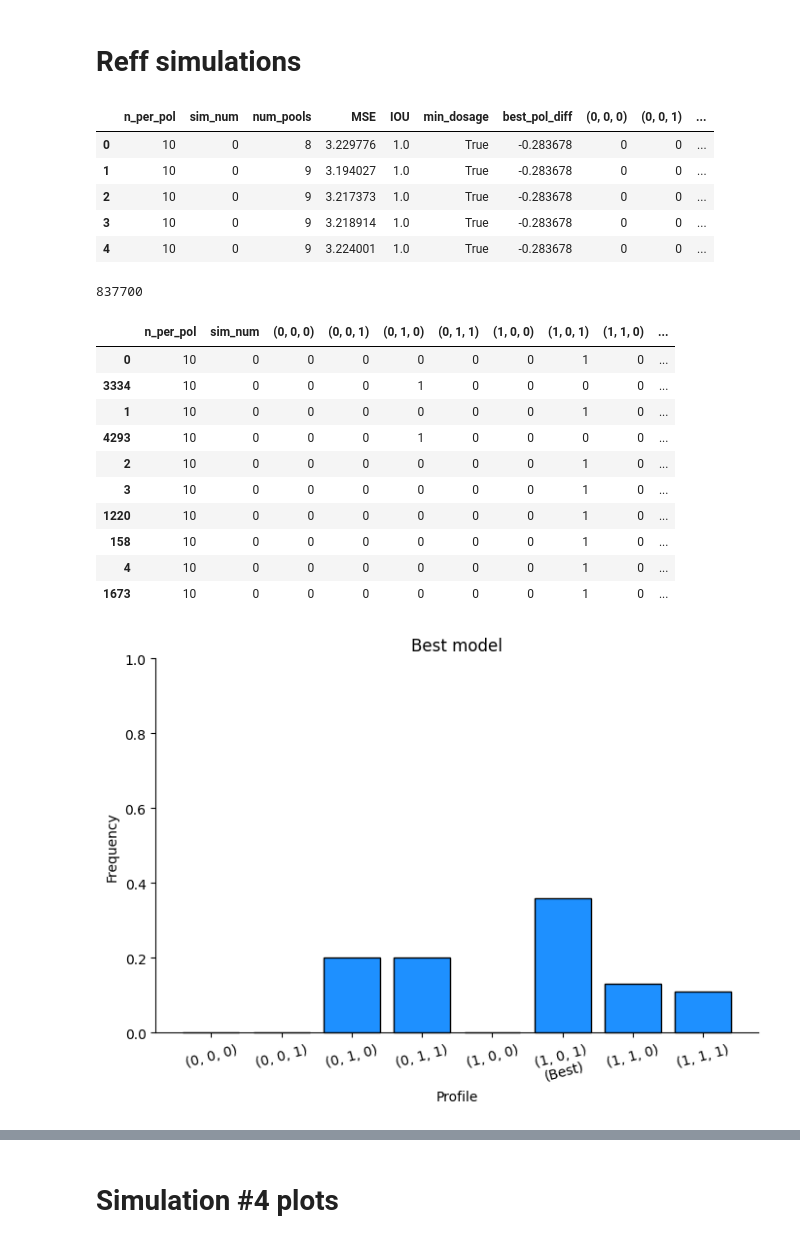
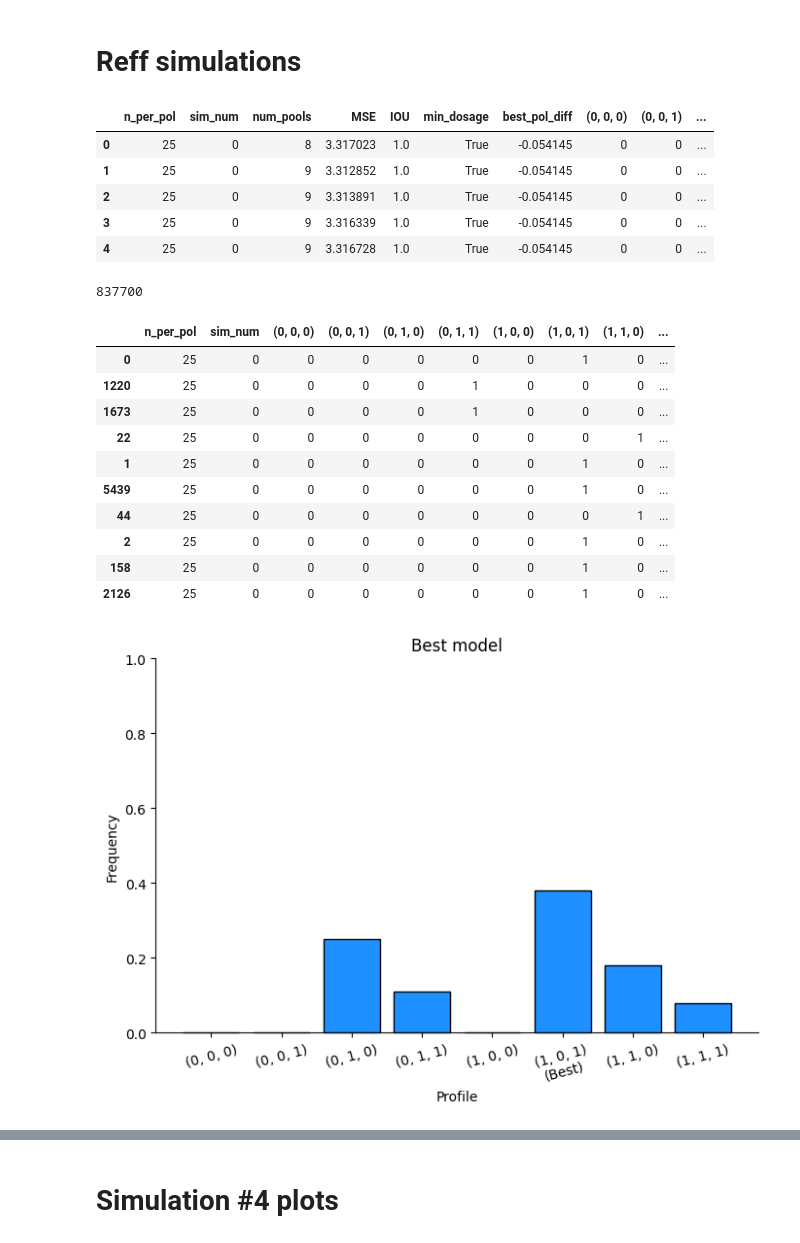
Before and after one commit to AparaV/rashomon-partition-sets, a Jupyter notebook: Code/analyze_results.ipynb, the cells around one changed output, grey strips where cells are left out. Cells and saved outputs as stored; diff of their text form; code cells hidden in the pictures.

```diff
--- a/Code/analyze_results.ipynb
+++ b/Code/analyze_results.ipynb
@@ -757,19 +757,19 @@ plt.show()
 # Reff simulations
 # %%
 # fname_csv = "../Results/reff_simulations_rashomon_25_100.csv"
-# fname_csv = "../Results/reff_simulations_rashomon_25_100.csv"
-fname_csv = "../Results/reff_simulations_small_var_rashomon_10_100.csv"
+fname_csv = "../Results/reff_simulations_rashomon_25_100.csv"
+fname_csv = "../Results/reff_simulations_small_var_rashomon_25_100.csv"
 rashomon_raw_df = pd.read_csv(fname_csv)
 rashomon_raw_df = rashomon_raw_df.drop("Unnamed: 0", axis=1)
 
 rashomon_raw_df.head()
 # %% [output]
 |  | n_per_pol | sim_num | num_pools | MSE | IOU | min_dosage | best_pol_diff | (0, 0, 0) | (0, 0, 1) | ... |
-| 0 | 10 | 0 | 8 | 3.229776 | 1.0 | True | -0.283678 | 0 | 0 | ... |
-| 1 | 10 | 0 | 9 | 3.194027 | 1.0 | True | -0.283678 | 0 | 0 | ... |
-| 2 | 10 | 0 | 9 | 3.217373 | 1.0 | True | -0.283678 | 0 | 0 | ... |
-| 3 | 10 | 0 | 9 | 3.218914 | 1.0 | True | -0.283678 | 0 | 0 | ... |
-| 4 | 10 | 0 | 9 | 3.224001 | 1.0 | True | -0.283678 | 0 | 0 | ... |
+| 0 | 25 | 0 | 8 | 3.317023 | 1.0 | True | -0.054145 | 0 | 0 | ... |
+| 1 | 25 | 0 | 9 | 3.312852 | 1.0 | True | -0.054145 | 0 | 0 | ... |
+| 2 | 25 | 0 | 9 | 3.313891 | 1.0 | True | -0.054145 | 0 | 0 | ... |
+| 3 | 25 | 0 | 9 | 3.316339 | 1.0 | True | -0.054145 | 0 | 0 | ... |
+| 4 | 25 | 0 | 9 | 3.316728 | 1.0 | True | -0.054145 | 0 | 0 | ... |
 # %%
 rashomon_df = rashomon_raw_df.copy()
 
@@ -804,16 +804,16 @@ rashomon_df.head(n=10)
 # %% [output]
 837700
 |  | n_per_pol | sim_num | (0, 0, 0) | (0, 0, 1) | (0, 1, 0) | (0, 1, 1) | (1, 0, 0) | (1, 0, 1) | (1, 1, 0) | ... |
-| 0 | 10 | 0 | 0 | 0 | 0 | 0 | 0 | 1 | 0 | ... |
-| 3334 | 10 | 0 | 0 | 0 | 1 | 0 | 0 | 0 | 0 | ... |
-| 1 | 10 | 0 | 0 | 0 | 0 | 0 | 0 | 1 | 0 | ... |
-| 4293 | 10 | 0 | 0 | 0 | 1 | 0 | 0 | 0 | 0 | ... |
-| 2 | 10 | 0 | 0 | 0 | 0 | 0 | 0 | 1 | 0 | ... |
-| 3 | 10 | 0 | 0 | 0 | 0 | 0 | 0 | 1 | 0 | ... |
-| 1220 | 10 | 0 | 0 | 0 | 0 | 0 | 0 | 1 | 0 | ... |
-| 158 | 10 | 0 | 0 | 0 | 0 | 0 | 0 | 1 | 0 | ... |
-| 4 | 10 | 0 | 0 | 0 | 0 | 0 | 0 | 1 | 0 | ... |
-| 1673 | 10 | 0 | 0 | 0 | 0 | 0 | 0 | 1 | 0 | ... |
+| 0 | 25 | 0 | 0 | 0 | 0 | 0 | 0 | 1 | 0 | ... |
+| 1220 | 25 | 0 | 0 | 0 | 0 | 1 | 0 | 0 | 0 | ... |
+| 1673 | 25 | 0 | 0 | 0 | 0 | 1 | 0 | 0 | 0 | ... |
+| 22 | 25 | 0 | 0 | 0 | 0 | 0 | 0 | 0 | 1 | ... |
+| 1 | 25 | 0 | 0 | 0 | 0 | 0 | 0 | 1 | 0 | ... |
+| 5439 | 25 | 0 | 0 | 0 | 0 | 0 | 0 | 1 | 0 | ... |
+| 44 | 25 | 0 | 0 | 0 | 0 | 0 | 0 | 0 | 1 | ... |
+| 2 | 25 | 0 | 0 | 0 | 0 | 0 | 0 | 1 | 0 | ... |
+| 158 | 25 | 0 | 0 | 0 | 0 | 0 | 0 | 1 | 0 | ... |
+| 2126 | 25 | 0 | 0 | 0 | 0 | 0 | 0 | 1 | 0 | ... |
 # %%
 best_models_df = rashomon_df[rashomon_df["model_number"] == 1]
 
@@ -842,7 +842,7 @@ ax.set_title("Best model")
 
 plt.show()
 # %% [output]
-[figure, old version]
+[figure, new version]
 # %%
 eps_df = rashomon_df.copy()
 
```
Also changed, not shown: parts of 4 cells of this notebook.
